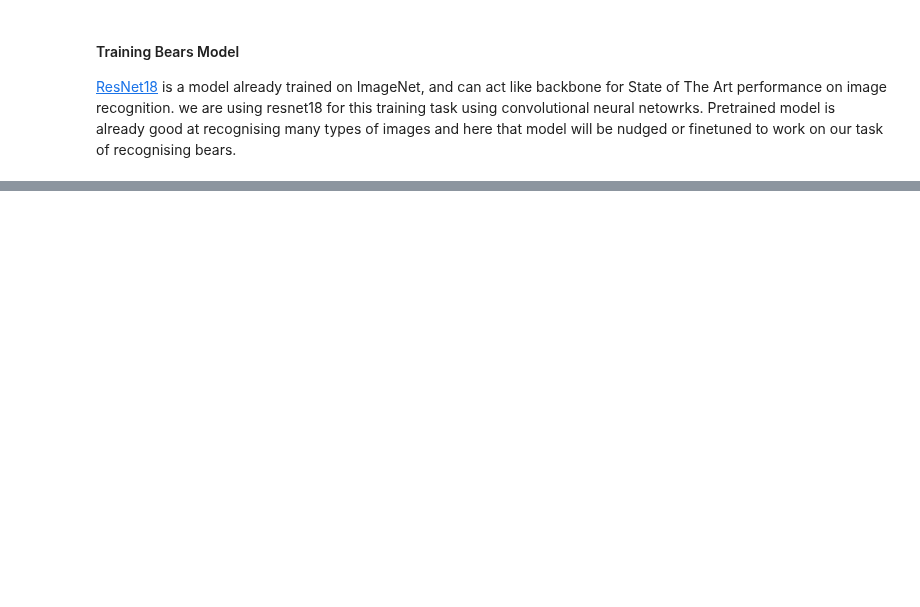
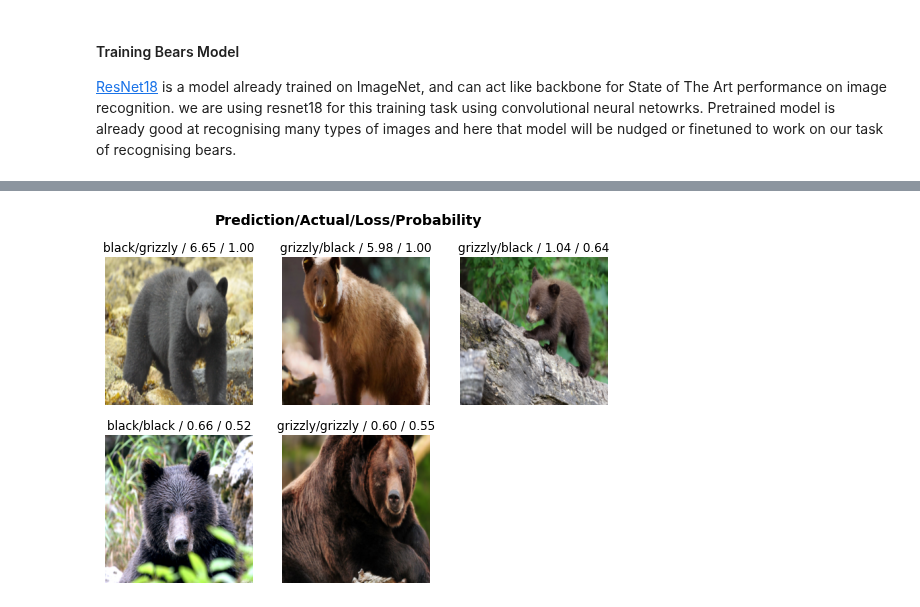
Before and after one commit to mldurga/easydl, a Jupyter notebook: _notebooks/2021-08-04-Fastbook-chapter2.ipynb, the cells around one changed output, grey strips where cells are left out. Saved outputs shown, nothing was run; the diff lists cells and outputs as text; code cells hidden in the pictures; blank space fills up the shorter version.

```diff
--- a/_notebooks/2021-08-04-Fastbook-chapter2.ipynb
+++ b/_notebooks/2021-08-04-Fastbook-chapter2.ipynb
@@ -154,0 +166,4 @@ learn.fine_tune(4,7e-4)
+# %%
+interp.plot_top_losses(5)
+# %% [output]
+[figure, added]
```
Also changed, not shown: parts of 10 cells of this notebook.
